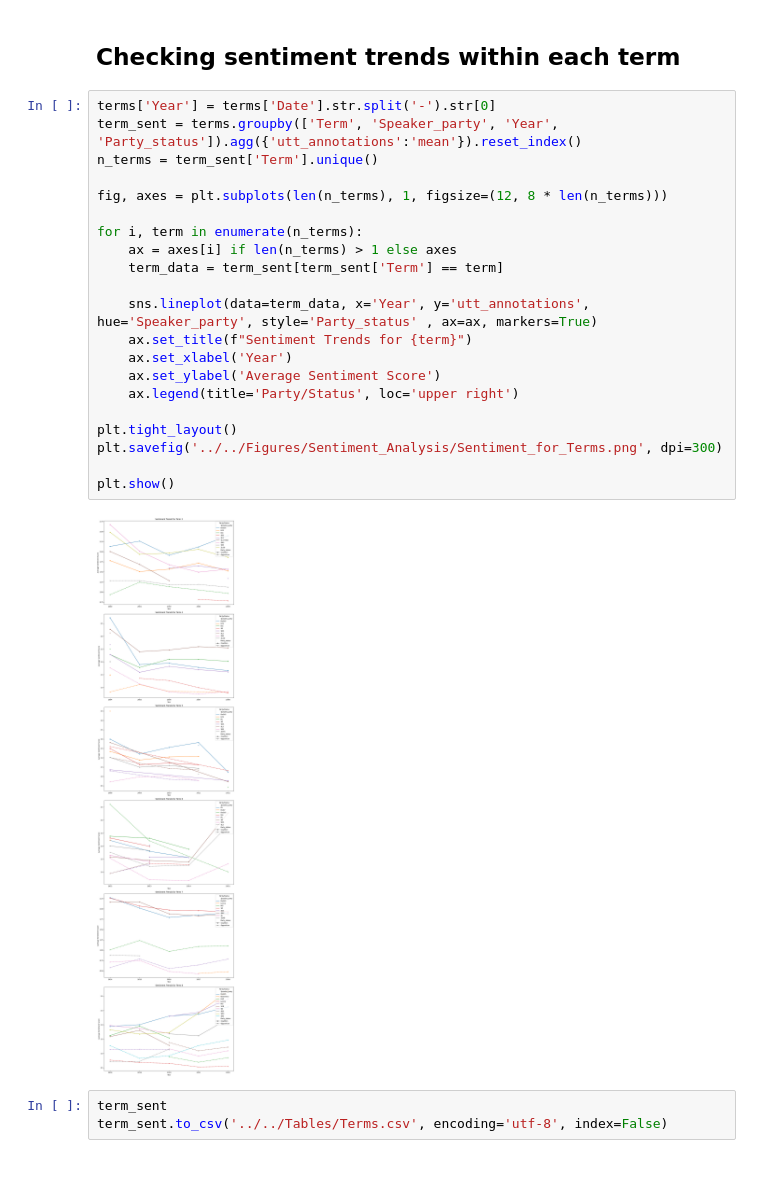
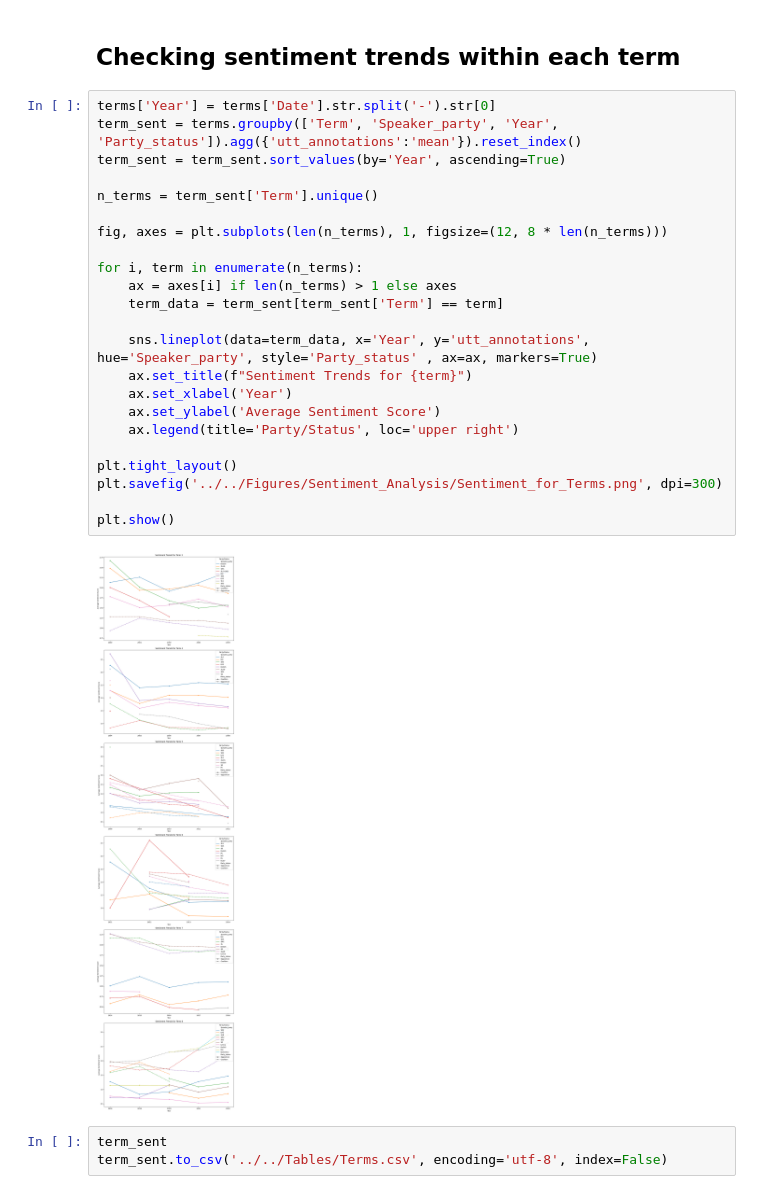
Before and after one commit to katjameden/ParlaMint_Sentiment, a Jupyter notebook: Aggregation/Notebooks/Sentiment_Analysis/Analysis.ipynb, the cells around one changed output. Saved outputs shown, nothing was run; the diff lists cells and outputs as text.

Commit message:
Fix Year order in plots

```diff
--- a/Aggregation/Notebooks/Sentiment_Analysis/Analysis.ipynb
+++ b/Aggregation/Notebooks/Sentiment_Analysis/Analysis.ipynb
@@ -323,26 +323,28 @@ plt.tight_layout()
 # %%
 terms['Year'] = terms['Date'].str.split('-').str[0]
 term_sent = terms.groupby(['Term', 'Speaker_party', 'Year', 'Party_status']).agg({'utt_annotations':'mean'}).reset_index()
+term_sent = term_sent.sort_values(by='Year', ascending=True)
+
 n_terms = term_sent['Term'].unique()
 
 fig, axes = plt.subplots(len(n_terms), 1, figsize=(12, 8 * len(n_terms)))
 
 for i, term in enumerate(n_terms):
     ax = axes[i] if len(n_terms) > 1 else axes
     term_data = term_sent[term_sent['Term'] == term]
 
     sns.lineplot(data=term_data, x='Year', y='utt_annotations', hue='Speaker_party', style='Party_status' , ax=ax, markers=True)
     ax.set_title(f"Sentiment Trends for {term}")
     ax.set_xlabel('Year')
     ax.set_ylabel('Average Sentiment Score')
     ax.legend(title='Party/Status', loc='upper right')
 
 plt.tight_layout()
 plt.savefig('../../Figures/Sentiment_Analysis/Sentiment_for_Terms.png', dpi=300)
 
 plt.show()
 # %% [output]
-[figure, old version]
+[figure, new version]
 # %%
 term_sent
 term_sent.to_csv('../../Tables/Terms.csv', encoding='utf-8', index=False)
```
Also changed, not shown: 2 other files.
